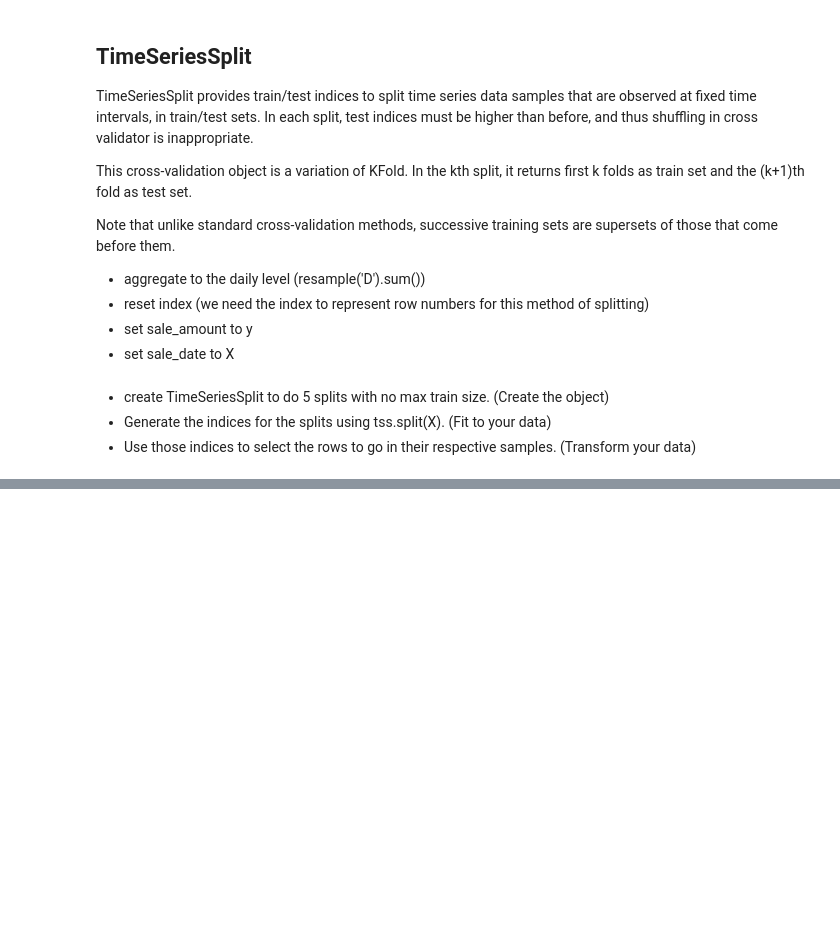
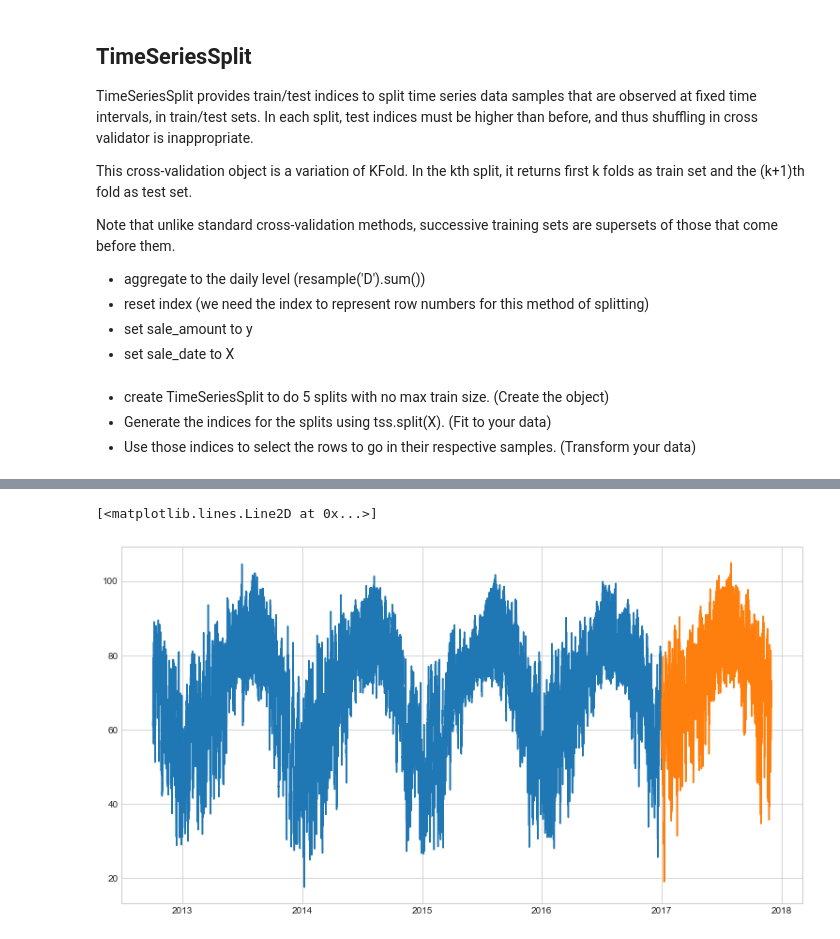
Before and after one commit to guedanie/ds-methodologies-exercises, a Jupyter notebook: time_series/time_series_class_notes.ipynb, the cells around one changed output, grey strips where cells are left out. Saved outputs shown, nothing was run; the diff lists cells and outputs as text; code cells hidden in the pictures; blank space fills up the shorter version.

```diff
--- a/time_series/time_series_class_notes.ipynb
+++ b/time_series/time_series_class_notes.ipynb
@@ -486,0 +547,10 @@ TypeError: split() missing 1 required positional argument: 'X'
+# %%
+# Human-Based
+train = df[:'2016']
+test = df['2017']
+
+plt.plot(train.index, train.temp)
+plt.plot(test.index, test.temp)
+# %% [output]
+[<matplotlib.lines.Line2D at 0x...>]
+[figure, added]
```
Also changed, not shown: parts of 44 cells of this notebook.
